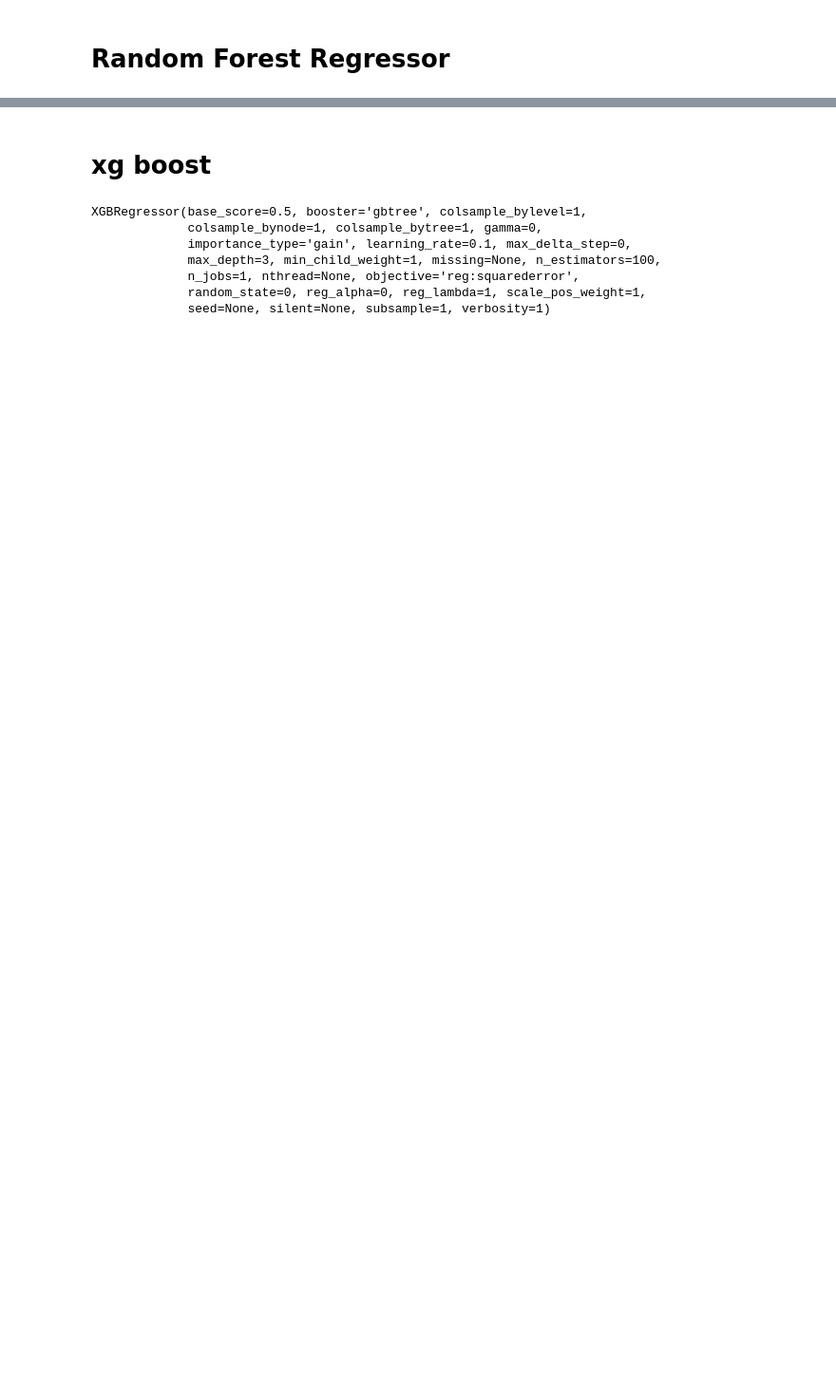
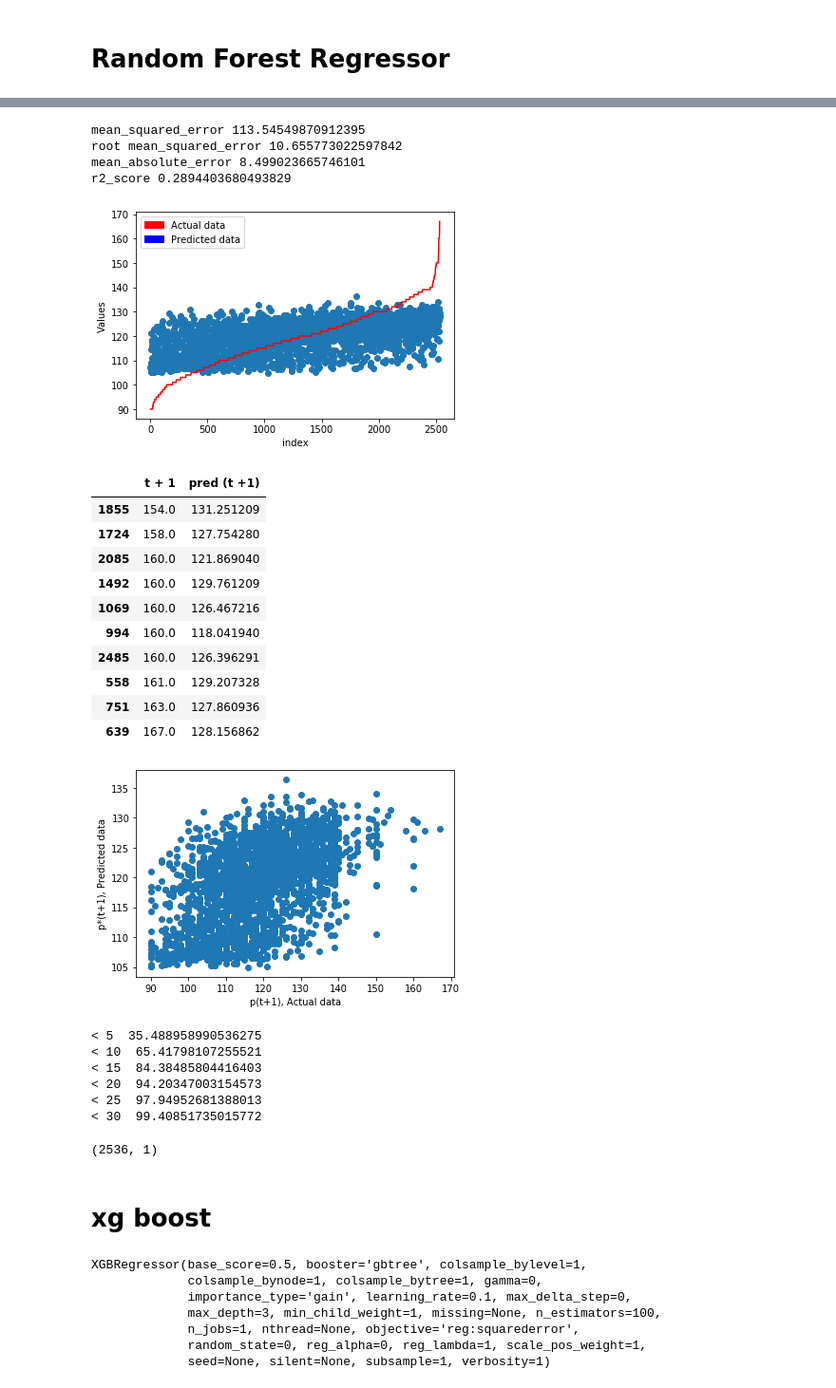
Before and after one commit to henockmamo54/Health-Data-Analysis-Diabetics, a Jupyter notebook: BP/S000501 - regression/S000501_Regression Test - multiple model.ipynb, the cells around one changed output, grey strips where cells are left out. Shown at 95% size. Saved outputs shown, nothing was run; the diff lists cells and outputs as text; code cells hidden in the pictures; blank space fills up the shorter version.

```diff
--- a/BP/S000501 - regression/S000501_Regression Test - multiple model.ipynb
+++ b/BP/S000501 - regression/S000501_Regression Test - multiple model.ipynb
@@ -265,0 +261,69 @@ plt.show()
+# %%
+print("mean_squared_error", m.mean_squared_error(ytest, ypred))
+print("root mean_squared_error", math.sqrt(m.mean_squared_error(ytest, ypred)))
+print("mean_absolute_error", m.mean_absolute_error(ytest, ypred))
+print("r2_score", m.r2_score(ytest, ypred))
+
+ypredPD = pd.DataFrame()
+# ypredPD['t']=xtest['S000501_x'].values
+ypredPD["t + 1"] = ytest.values.ravel()
+ypredPD["pred (t +1)"] = ypred
+ypredPD.head(30)
+
+import matplotlib.patches as mpatches
+
+plt.ylabel("Values")
+plt.xlabel("index")
+red_patch = mpatches.Patch(color="red", label="Actual data")
+blue_patch = mpatches.Patch(color="blue", label="Predicted data")
+plt.legend(handles=[red_patch, blue_patch])
+
+ypredPD = ypredPD.sort_values(by=["t + 1"])
+plt.scatter(
+    np.arange(0, ypredPD.shape[0], 1), ypredPD["pred (t +1)"][: ypredPD.shape[0]]
+)
+plt.plot(
+    np.arange(0, ypredPD.shape[0], 1), ypredPD["t + 1"][: ypredPD.shape[0]], color="red"
+)
+plt.show()
+
+plt.ylabel("p*(t+1), Predicted data")
+plt.xlabel("p(t+1), Actual data")
+plt.scatter(
+    ypredPD["t + 1"][: ypredPD.shape[0]], ypredPD["pred (t +1)"][: ypredPD.shape[0]]
+)
+
+ypredPD.tail(10)
+# %% [output]
+mean_squared_error 113.54549870912395
+root mean_squared_error 10.655773022597842
+mean_absolute_error 8.499023665746101
+r2_score 0.2894403680493829
+[figure, added]
+|  | t + 1 | pred (t +1) |
+| 1855 | 154.0 | 131.251209 |
+| 1724 | 158.0 | 127.754280 |
+| 2085 | 160.0 | 121.869040 |
+| 1492 | 160.0 | 129.761209 |
+| 1069 | 160.0 | 126.467216 |
+| 994 | 160.0 | 118.041940 |
+| 2485 | 160.0 | 126.396291 |
+| 558 | 161.0 | 129.207328 |
+| 751 | 163.0 | 127.860936 |
+| 639 | 167.0 | 128.156862 |
+[figure, added]
+# %%
+ypredPD["diff"] = abs(ypredPD["t + 1"] - ypredPD["pred (t +1)"])
+print("< 5 ", 100 * ypredPD[ypredPD["diff"] < 5].shape[0] / ypredPD.shape[0])
+print("< 10 ", 100 * ypredPD[ypredPD["diff"] < 10].shape[0] / ypredPD.shape[0])
+print("< 15 ", 100 * ypredPD[ypredPD["diff"] < 15].shape[0] / ypredPD.shape[0])
+print("< 20 ", 100 * ypredPD[ypredPD["diff"] < 20].shape[0] / ypredPD.shape[0])
+print("< 25 ", 100 * ypredPD[ypredPD["diff"] < 25].shape[0] / ypredPD.shape[0])
+print("< 30 ", 100 * ypredPD[ypredPD["diff"] < 30].shape[0] / ypredPD.shape[0])
+# %% [output]
+< 5  35.488958990536275
+< 10  65.41798107255521
+< 15  84.38485804416403
+< 20  94.20347003154573
+< 25  97.94952681388013
+< 30  99.40851735015772
@@ -266,3 +338,7 @@ plt.show()
+# %%
+ytest.shape
+# %% [output]
+(2536, 1)
 # %% [markdown]
 xg boost
 ==========
```
Also changed, not shown: parts of 33 cells of this notebook, 2 other files.
